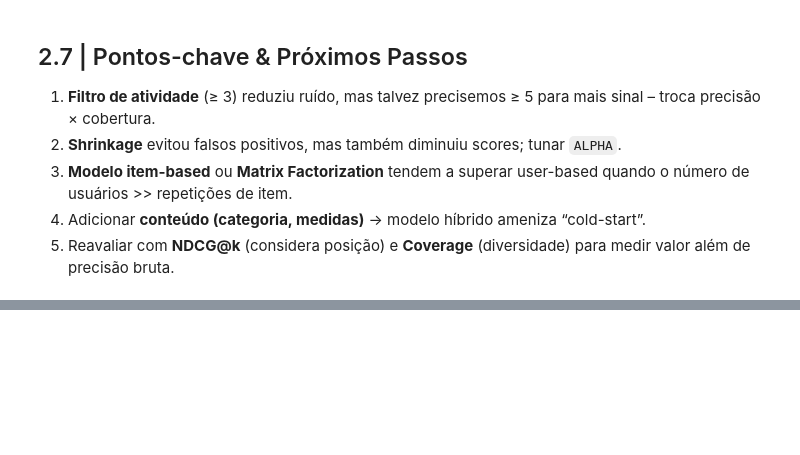
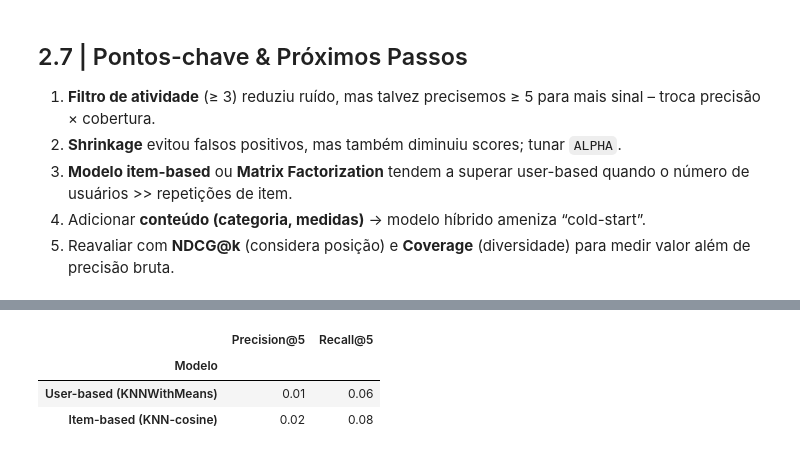
Before and after one commit to calebe-matias/Ponderada-Sistemas-de-Recomendacao, a Jupyter notebook: Pond-Sem-03.ipynb, the cells around one changed output, grey strips where cells are left out. Drawn from its saved outputs; the diff is of its cells as text; code cells hidden in the pictures; blank space fills up the shorter version.

```diff
--- a/Pond-Sem-03.ipynb
+++ b/Pond-Sem-03.ipynb
@@ -544,0 +786,18 @@ Popularidade Precision@5: 0.016
+# %%
+# P5_user, R5_user  – métricas do modelo user-based
+# P5_item, R5_item  – métricas do modelo item-based
+
+import pandas as pd
+
+results = pd.DataFrame({
+    "Modelo": ["User-based (KNNWithMeans)", "Item-based (KNN-cosine)"],
+    "Precision@5": [P5_user, P5_item],
+    "Recall@5":    [R5_user, R5_item]
+}).set_index("Modelo")
+
+display(results)
+# %% [output]
+|  | Precision@5 | Recall@5 |
+| Modelo |  |  |
+| User-based (KNNWithMeans) | 0.01 | 0.06 |
+| Item-based (KNN-cosine) | 0.02 | 0.08 |
```
Also changed, not shown: parts of 28 cells of this notebook.
